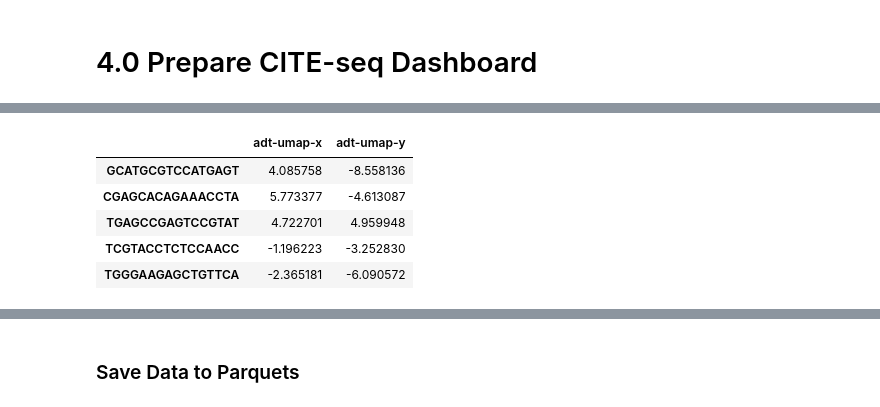
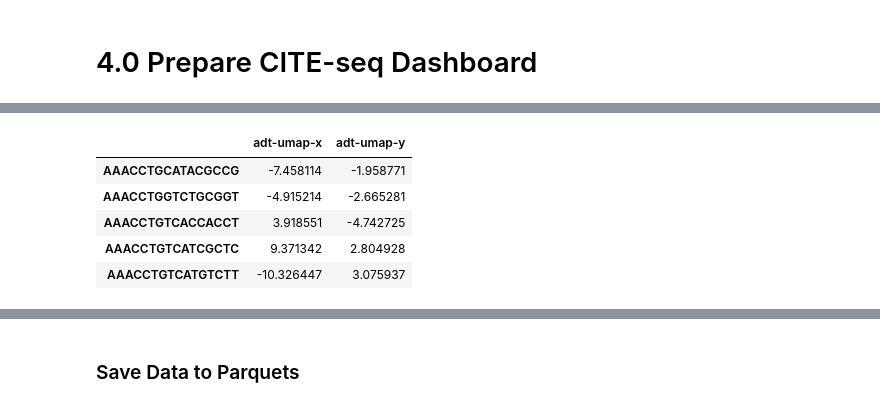
Before and after one commit to giannarelli-lab/Single-Cell-Immune-Profiling-of-Atherosclerotic-Plaques, a Jupyter notebook: notebooks/4.0_Prepare_CITE-seq_Dashboard.ipynb, the cells around one changed output, grey strips where cells are left out. Saved outputs shown, nothing was run; the diff lists cells and outputs as text; code cells hidden in the pictures.

```diff
--- a/notebooks/4.0_Prepare_CITE-seq_Dashboard.ipynb
+++ b/notebooks/4.0_Prepare_CITE-seq_Dashboard.ipynb
@@ -97,13 +127,22 @@ def clean_cell_types(df):
 # %%
-net.load_file('../data/citeseq_adt_pbmc.txt')
-df['pbmc'] = clean_cell_types(net.export_df())
-print('pbmc', df['pbmc'].shape)
+# net.load_file('../data/citeseq_adt_pbmc.txt')
+# df['adt-pbmc'] = clean_cell_types(net.export_df())
+# print('adt-pbmc', df['pbmc'].shape)
 
-net.load_file('../data/citeseq_adt_plaque.txt')
-df['plaque'] = clean_cell_types(net.export_df())
-print('plaque', df['plaque'].shape)
+# net.load_file('../data/citeseq_adt_plaque.txt')
+# df['adt-plaque'] = clean_cell_types(net.export_df())
+# print('adt-plaque', df['plaque'].shape)
+
+net.load_file('../data/citeseq_gex_pbmc-and-plaque.txt')
+df['gex'] = clean_cell_types(net.export_df())
+df['gex'].columns = [(x[0].split('-')[0], x[2], x[3]) for x in df['gex'].columns.tolist()]
+
+df['gex'] = df['gex'][sorted(df['gex'].columns.tolist())]
+
+print('gex pbmc and plaque', df['gex'].shape)
 
 net.load_file('../data/citeseq_adt_merge.txt')
 df['adt'] = clean_cell_types(net.export_df())
-print('pbmc and plaque', df['adt'].shape)
+df['adt'] = df['adt'][sorted(df['adt'].columns.tolist())]
+print('adt pbmc and plaque', df['adt'].shape)
 # %% [output]
@@ -112,0 +168,10 @@ pbmc and plaque (21, 5232)
+# %%
+cols_adt = [x[0] for x in df['adt'].columns.tolist()]
+cols_gex = [x[0] for x in df['gex'].columns.tolist()]
+
+df['adt'].columns = cols_adt
+df['gex'].columns = cols_gex
+# %%
+new_cols = hf.add_cats_from_meta(cols_adt, add_cat_list=['Cell Type', 'Tissue'], df_meta=df_meta)
+df['adt'].columns = new_cols
+df['gex'].columns = new_cols
@@ -123,3 +204,3 @@ df['adt'].head()
 # %%
-df_umap = make_umap_plot(df['adt'], 2, cat_colors, 'CITE-seq', alpha=0.9, n_neighbors=20, min_dist=0.75)
+df_umap = make_umap_plot(df['adt'], 1, cat_colors, 'CITE-seq', alpha=0.9, n_neighbors=30, min_dist=1.0)
 # %% [output]
@@ -127,12 +208,12 @@ df_umap = make_umap_plot(df['adt'], 2, cat_colors, 'CITE-seq', alpha=0.9, n_neig
 # %%
-df_umap_merged = deepcopy(df_umap)
-df_umap_merged.columns = ['adt-umap-x', 'adt-umap-y']
-df_umap_merged.index = [x[0] for x in df['adt'].columns.tolist()]
-df_umap_merged.head()
+df_umap_adt = deepcopy(df_umap)
+df_umap_adt.columns = ['adt-umap-x', 'adt-umap-y']
+df_umap_adt.index = [x[0] for x in df['adt'].columns.tolist()]
+df_umap_adt.head()
 # %% [output]
 |  | adt-umap-x | adt-umap-y |
-| GCATGCGTCCATGAGT | 4.085758 | -8.558136 |
-| CGAGCACAGAAACCTA | 5.773377 | -4.613087 |
-| TGAGCCGAGTCCGTAT | 4.722701 | 4.959948 |
-| TCGTACCTCTCCAACC | -1.196223 | -3.252830 |
-| TGGGAAGAGCTGTTCA | -2.365181 | -6.090572 |
+| AAACCTGCATACGCCG | -7.458114 | -1.958771 |
+| AAACCTGGTCTGCGGT | -4.915214 | -2.665281 |
+| AAACCTGTCACCACCT | 3.918551 | -4.742725 |
+| AAACCTGTCATCGCTC | 9.371342 | 2.804928 |
+| AAACCTGTCATGTCTT | -10.326447 | 3.075937 |
```
Also changed, not shown: parts of 38 cells of this notebook, 10 other files.
